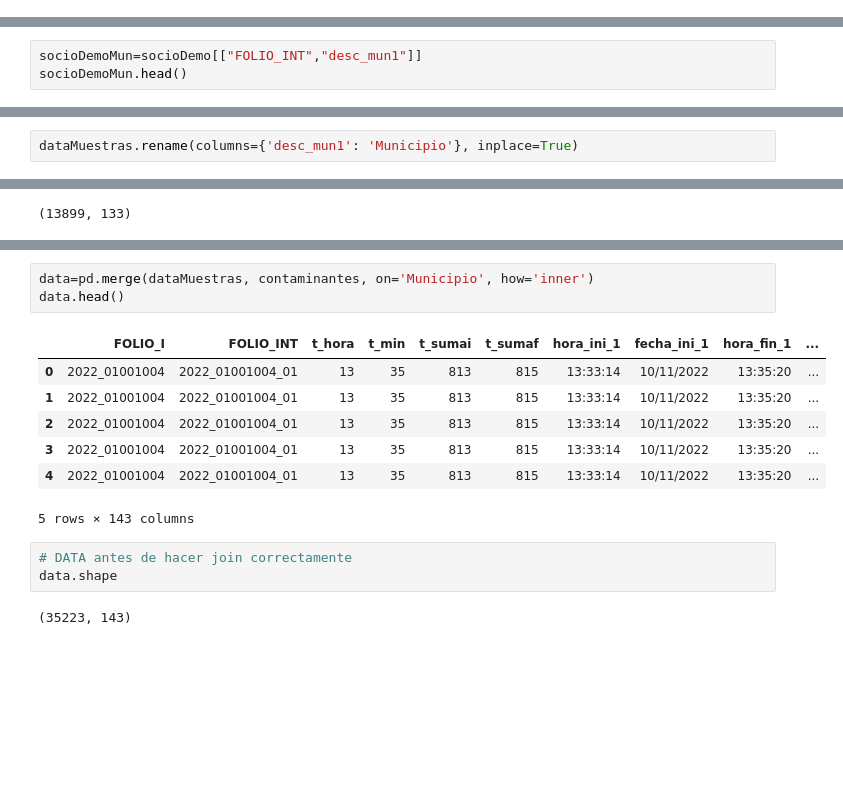
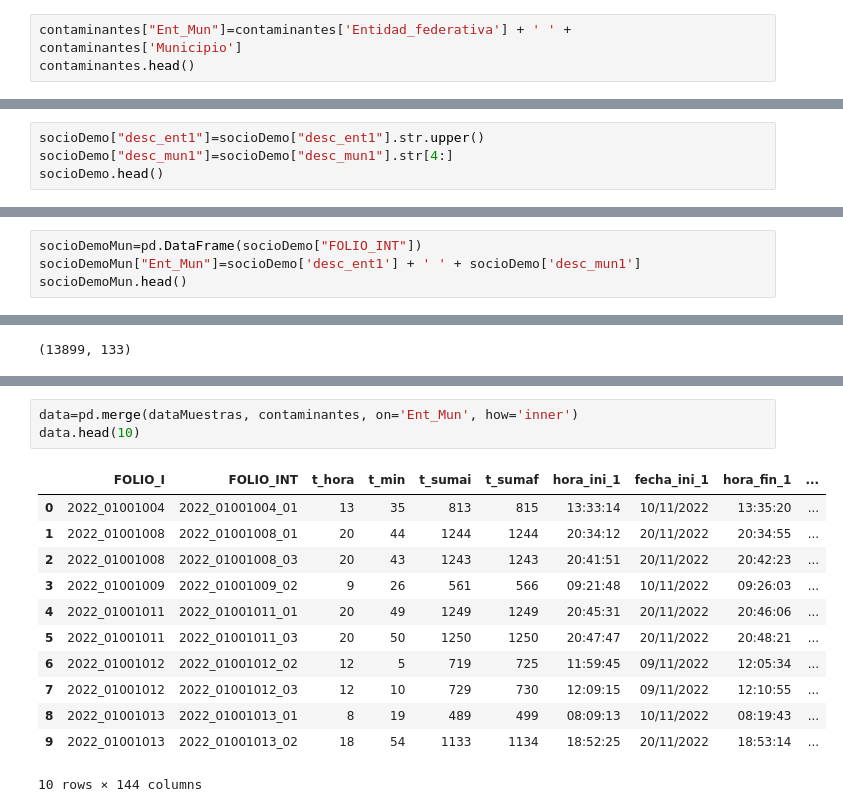
Before and after one commit to JuanPabloDP/Environmental-pollution-and-health-GBN, a Jupyter notebook: scripts/visualizacion.ipynb, the cells around one changed output, grey strips where cells are left out. Cells and saved outputs as stored; diff of their text form; blank space fills up the shorter version.

Commit message:
commit - correccion de errores de pipeline para unir dataframes y último criterio para elección de tipo de fuente

```diff
--- a/scripts/visualizacion.ipynb
+++ b/scripts/visualizacion.ipynb
@@ -204,0 +305,3 @@ contaminantes.head()
+# %%
+contaminantes["Ent_Mun"]=contaminantes['Entidad_federativa'] + ' ' + contaminantes['Municipio']
+contaminantes.head()
@@ -204,0 +320,4 @@ contaminantes.head()
+# %%
+socioDemo["desc_ent1"]=socioDemo["desc_ent1"].str.upper()
+socioDemo["desc_mun1"]=socioDemo["desc_mun1"].str[4:]
+socioDemo.head()
@@ -205,4 +332,5 @@ contaminantes.head()
 # %%
-socioDemoMun=socioDemo[["FOLIO_INT","desc_mun1"]]
+socioDemoMun=pd.DataFrame(socioDemo["FOLIO_INT"])
+socioDemoMun["Ent_Mun"]=socioDemo['desc_ent1'] + ' ' + socioDemo['desc_mun1']
 socioDemoMun.head()
 # %% [output]
@@ -223,8 +351,6 @@ dataMuestras.head()
 | 3 | 2022_01001009 | 2022_01001009_02 | 9 | 26 | 561 | 566 | 09:21:48 | 10/11/2022 | 09:26:03 | ... |
 | 4 | 2022_01001011 | 2022_01001011_01 | 20 | 49 | 1249 | 1249 | 20:45:31 | 20/11/2022 | 20:46:06 | ... |
 5 rows × 133 columns
-# %%
-dataMuestras.rename(columns={'desc_mun1': 'Municipio'}, inplace=True)
 # %%
 muestraSangre.shape
 # %% [output]
@@ -245,19 +386,19 @@ set(dataMuestras["Municipio"]) - set(contaminantes["Municipio"])
 # %%
-data=pd.merge(dataMuestras, contaminantes, on='Municipio', how='inner')
-data.head()
+data=pd.merge(dataMuestras, contaminantes, on='Ent_Mun', how='inner')
+data.head(10)
 # %% [output]
 |  | FOLIO_I | FOLIO_INT | t_hora | t_min | t_sumai | t_sumaf | hora_ini_1 | fecha_ini_1 | hora_fin_1 | ... |
 | 0 | 2022_01001004 | 2022_01001004_01 | 13 | 35 | 813 | 815 | 13:33:14 | 10/11/2022 | 13:35:20 | ... |
-| 1 | 2022_01001004 | 2022_01001004_01 | 13 | 35 | 813 | 815 | 13:33:14 | 10/11/2022 | 13:35:20 | ... |
-| 2 | 2022_01001004 | 2022_01001004_01 | 13 | 35 | 813 | 815 | 13:33:14 | 10/11/2022 | 13:35:20 | ... |
-| 3 | 2022_01001004 | 2022_01001004_01 | 13 | 35 | 813 | 815 | 13:33:14 | 10/11/2022 | 13:35:20 | ... |
-| 4 | 2022_01001004 | 2022_01001004_01 | 13 | 35 | 813 | 815 | 13:33:14 | 10/11/2022 | 13:35:20 | ... |
+| 1 | 2022_01001008 | 2022_01001008_01 | 20 | 44 | 1244 | 1244 | 20:34:12 | 20/11/2022 | 20:34:55 | ... |
+| 2 | 2022_01001008 | 2022_01001008_03 | 20 | 43 | 1243 | 1243 | 20:41:51 | 20/11/2022 | 20:42:23 | ... |
+| 3 | 2022_01001009 | 2022_01001009_02 | 9 | 26 | 561 | 566 | 09:21:48 | 10/11/2022 | 09:26:03 | ... |
+| 4 | 2022_01001011 | 2022_01001011_01 | 20 | 49 | 1249 | 1249 | 20:45:31 | 20/11/2022 | 20:46:06 | ... |
+| 5 | 2022_01001011 | 2022_01001011_03 | 20 | 50 | 1250 | 1250 | 20:47:47 | 20/11/2022 | 20:48:21 | ... |
+| 6 | 2022_01001012 | 2022_01001012_02 | 12 | 5 | 719 | 725 | 11:59:45 | 09/11/2022 | 12:05:34 | ... |
+| 7 | 2022_01001012 | 2022_01001012_03 | 12 | 10 | 729 | 730 | 12:09:15 | 09/11/2022 | 12:10:55 | ... |
+| 8 | 2022_01001013 | 2022_01001013_01 | 8 | 19 | 489 | 499 | 08:09:13 | 10/11/2022 | 08:19:43 | ... |
+| 9 | 2022_01001013 | 2022_01001013_02 | 18 | 54 | 1133 | 1134 | 18:52:25 | 20/11/2022 | 18:53:14 | ... |
-5 rows × 143 columns
+10 rows × 144 columns
-# %%
-# DATA antes de hacer join correctamente
-data.shape
-# %% [output]
-(35223, 143)
 # %%
 # DATA tras hacer join correctamente
 data.shape
```
Also changed, not shown: parts of 23 cells of this notebook.
